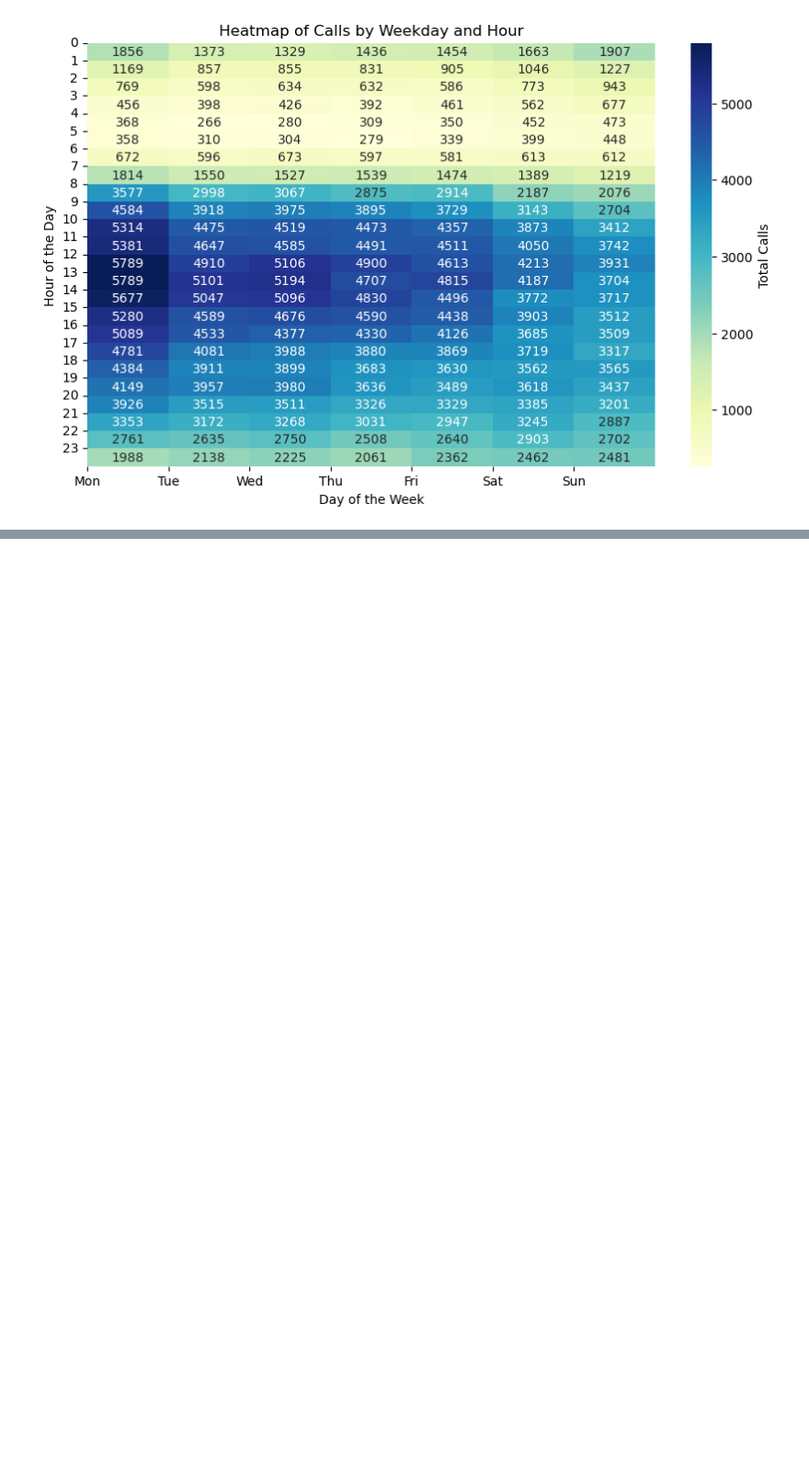
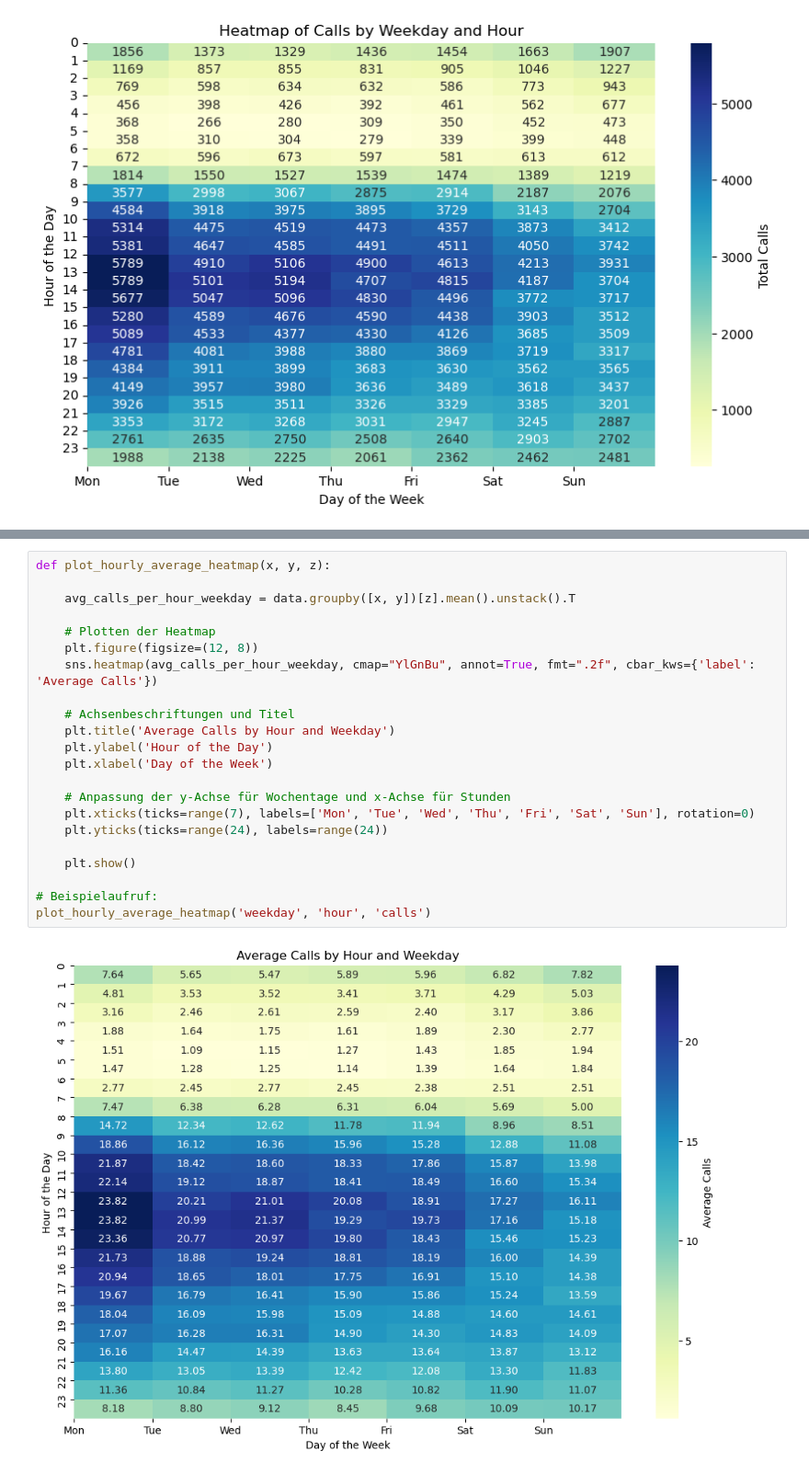
Before and after one commit to ChiaraVM/HotlineDemandPrediction_Ligue180, a Jupyter notebook: 10data_measurement_time.ipynb, the cells around one changed output, grey strips where cells are left out. Shown at 92% size. Cells and saved outputs as stored; diff of their text form; blank space fills up the shorter version.

```diff
--- a/10data_measurement_time.ipynb
+++ b/10data_measurement_time.ipynb
@@ -167,0 +190,24 @@ categorical_heatmap('month', 'day', 'calls') #TODO durch die Menge an Jahren tei
+# %%
+def plot_hourly_average_heatmap(x, y, z):
+
+    avg_calls_per_hour_weekday = data.groupby([x, y])[z].mean().unstack().T
+
+    # Plotten der Heatmap
+    plt.figure(figsize=(12, 8))
+    sns.heatmap(avg_calls_per_hour_weekday, cmap="YlGnBu", annot=True, fmt=".2f", cbar_kws={'label': 'Average Calls'})
+
+    # Achsenbeschriftungen und Titel
+    plt.title('Average Calls by Hour and Weekday')
+    plt.ylabel('Hour of the Day')
+    plt.xlabel('Day of the Week')
+
+    # Anpassung der y-Achse für Wochentage und x-Achse für Stunden
+    plt.xticks(ticks=range(7), labels=['Mon', 'Tue', 'Wed', 'Thu', 'Fri', 'Sat', 'Sun'], rotation=0)
+    plt.yticks(ticks=range(24), labels=range(24))
+
+    plt.show()
+
+# Beispielaufruf:
+plot_hourly_average_heatmap('weekday', 'hour', 'calls')
+# %% [output]
+[figure, added]
```
Also changed, not shown: parts of 6 cells of this notebook, 1 other file.
